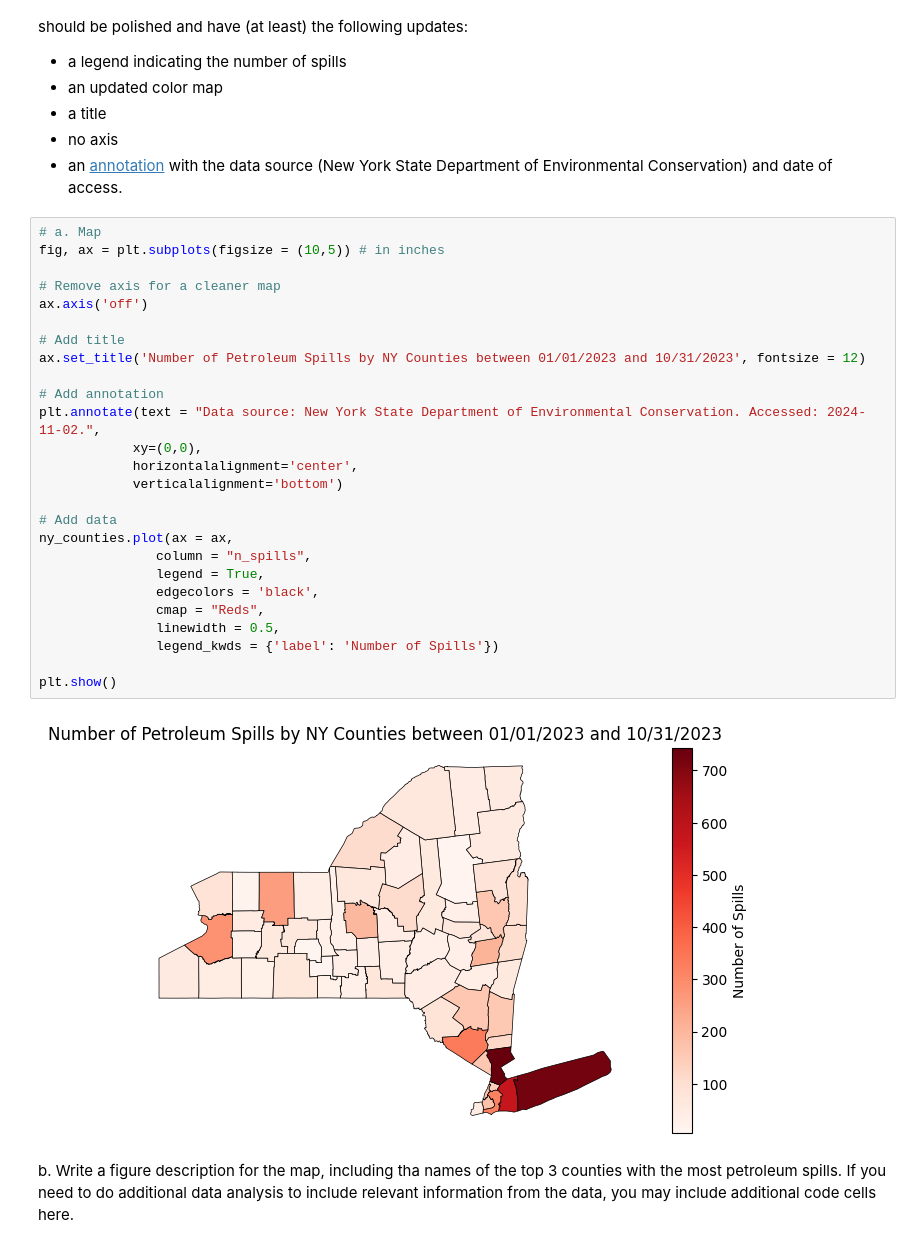
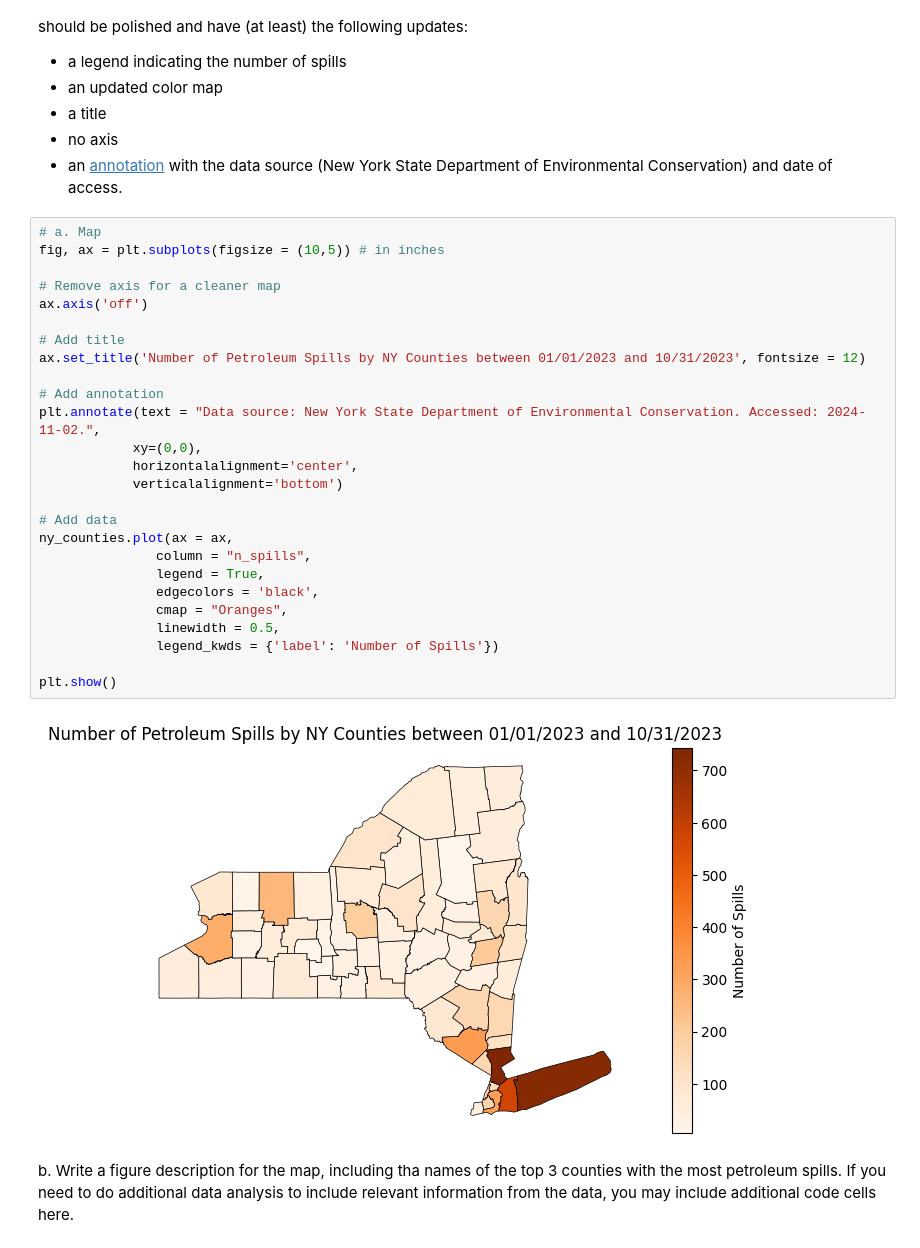
Before and after one commit to ceh58/eds220-hwk3, a Jupyter notebook: hwk3-task2-oil-spills.ipynb, the cells around one changed output. Cells and saved outputs as stored; diff of their text form.

```diff
--- a/hwk3-task2-oil-spills.ipynb
+++ b/hwk3-task2-oil-spills.ipynb
@@ -479,31 +478,31 @@ Your map should be polished and have (at least) the following updates:
 # %%
 # a. Map
 fig, ax = plt.subplots(figsize = (10,5)) # in inches
 
 # Remove axis for a cleaner map
 ax.axis('off')
 
 # Add title
 ax.set_title('Number of Petroleum Spills by NY Counties between 01/01/2023 and 10/31/2023', fontsize = 12)
 
 # Add annotation
 plt.annotate(text = "Data source: New York State Department of Environmental Conservation. Accessed: 2024-11-02.",
             xy=(0,0),
             horizontalalignment='center',
             verticalalignment='bottom')
 
 # Add data
 ny_counties.plot(ax = ax,
                column = "n_spills",
                legend = True,
                edgecolors = 'black',
-               cmap = "Reds",
+               cmap = "Oranges",
                linewidth = 0.5,
                legend_kwds = {'label': 'Number of Spills'})
 
 plt.show()
 # %% [output]
-[figure, old version]
+[figure, new version]
 # %% [markdown]
 <!-- END QUESTION -->
 
```
Also changed, not shown: parts of 3 cells of this notebook.
